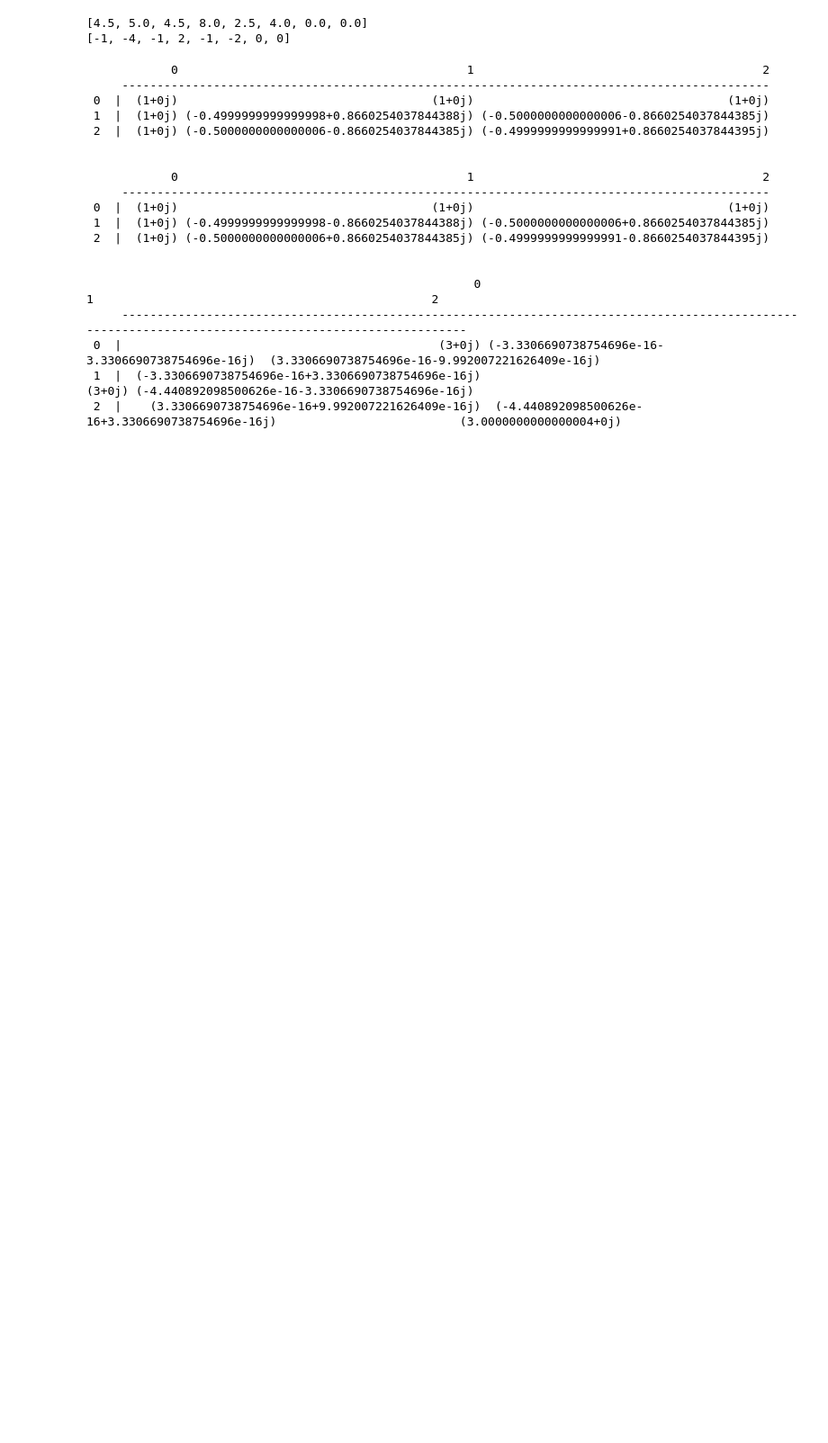
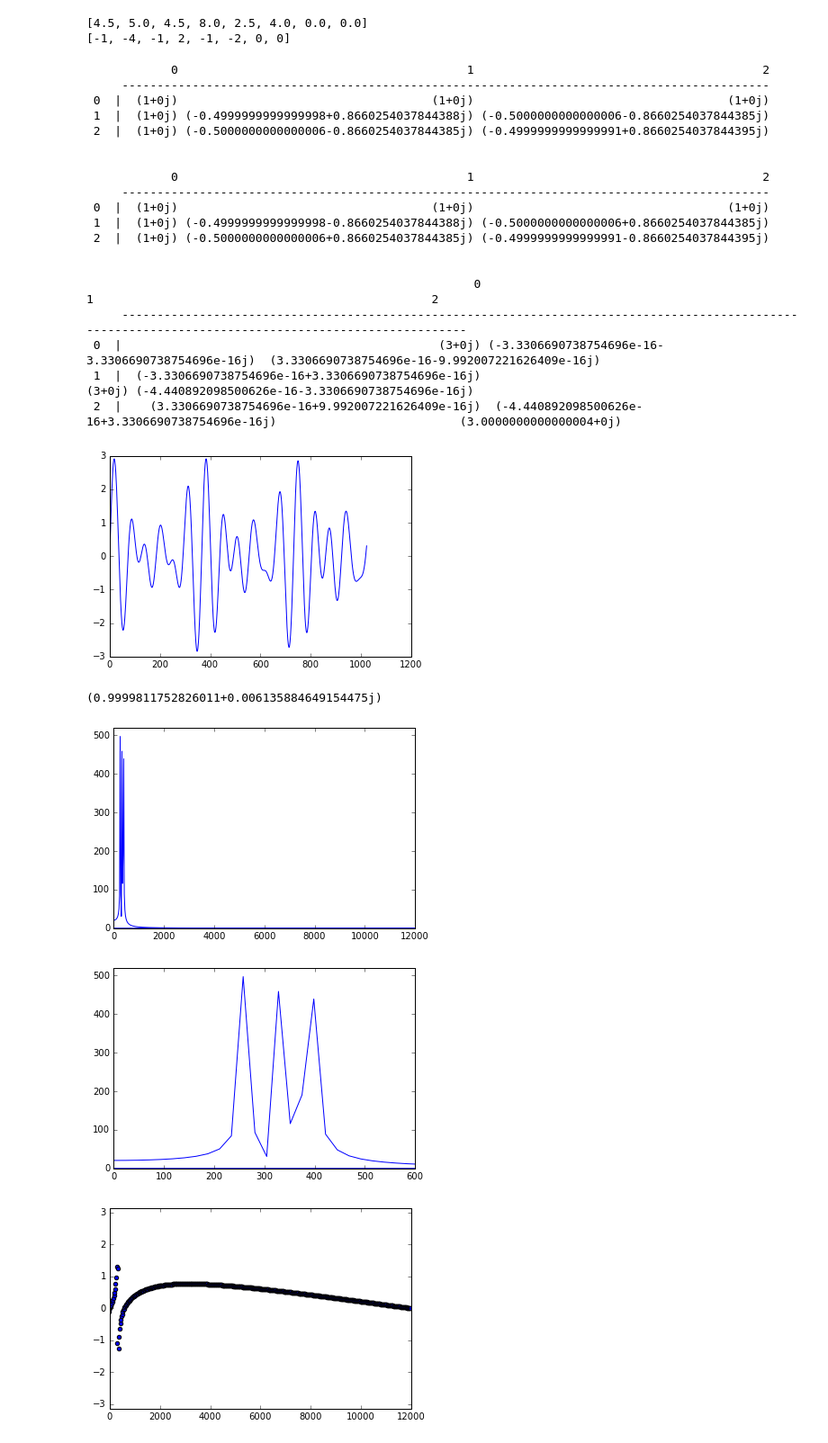
Before and after one commit to TanUkkii007/coding-the-matrix, a Jupyter notebook: ch10/special bases.ipynb, the cells around one changed output. Shown at 90% size. Cells and saved outputs as stored; diff of their text form; code cells hidden in the pictures; blank space fills up the shorter version.

```diff
--- a/ch10/special bases.ipynb
+++ b/ch10/special bases.ipynb
@@ -59,3 +62,54 @@ print(I3)
  0  |                                             (3+0j) (-3.3306690738754696e-16-3.3306690738754696e-16j)  (3.3306690738754696e-16-9.992007221626409e-16j)
  1  |  (-3.3306690738754696e-16+3.3306690738754696e-16j)                                            (3+0j) (-4.440892098500626e-16-3.3306690738754696e-16j)
  2  |    (3.3306690738754696e-16+9.992007221626409e-16j)  (-4.440892098500626e-16+3.3306690738754696e-16j)                          (3.0000000000000004+0j)
+# %%
+# 10.6.7
+
+def FFT(w, s):
+    n = len(s)
+    if n == 1: return [s[0]]
+    f0 = FFT(w*w, [s[i] for i in range(n) if i % 2 == 0])
+    f1 = FFT(w*w, [s[i] for i in range(n) if i % 2 == 1])
+    return [f0[j] + w**j*f1[j] for j in range(n//2)] + [f0[j] + w**(j+n//2)*f1[j] for j in range(n//2)]
+# %%
+import math
+
+def sin_wave(x, amplitude, frequency, sampling_frequency):
+    return amplitude * np.sin(2*np.pi*frequency/sampling_frequency*x)
+
+sampling_rate = 24000
+n_fft = 1024
+
+f_doh = 262
+f_mi = 330
+f_so = 392
+
+x = np.arange(n_fft)
+y = sin_wave(x, 1, f_doh, sampling_rate) + sin_wave(x, 1, f_mi, sampling_rate) + sin_wave(x, 1, f_so, sampling_rate)
+
+plt.plot(x, y)
+plt.show()
+
+w = cmath.exp(2*np.pi*1j/n_fft)
+print(w)
+
+fft = FFT(w, y)
+
+freq_list = np.fft.fftfreq(n_fft, d=1.0/sampling_rate)
+amplitude_spectrum = [math.sqrt(c.real**2 + c.imag**2) for c in fft]
+phase_spectrum = [math.atan(c.imag/c.real) for c in fft]
+plt.plot(freq_list, amplitude_spectrum)
+plt.axis([0, sampling_rate/2, 0, 520])
+plt.show()
+plt.plot(freq_list, amplitude_spectrum)
+plt.axis([0, 600, 0, 520])
+plt.show()
+plt.scatter(freq_list, phase_spectrum)
+plt.axis([0, sampling_rate/2, -math.pi, math.pi])
+plt.show()
+# %% [output]
+[figure, added]
+(0.9999811752826011+0.006135884649154475j)
+[figure, added]
+[figure, added]
+[figure, added]
```
Also changed, not shown: parts of 1 cell of this notebook.
